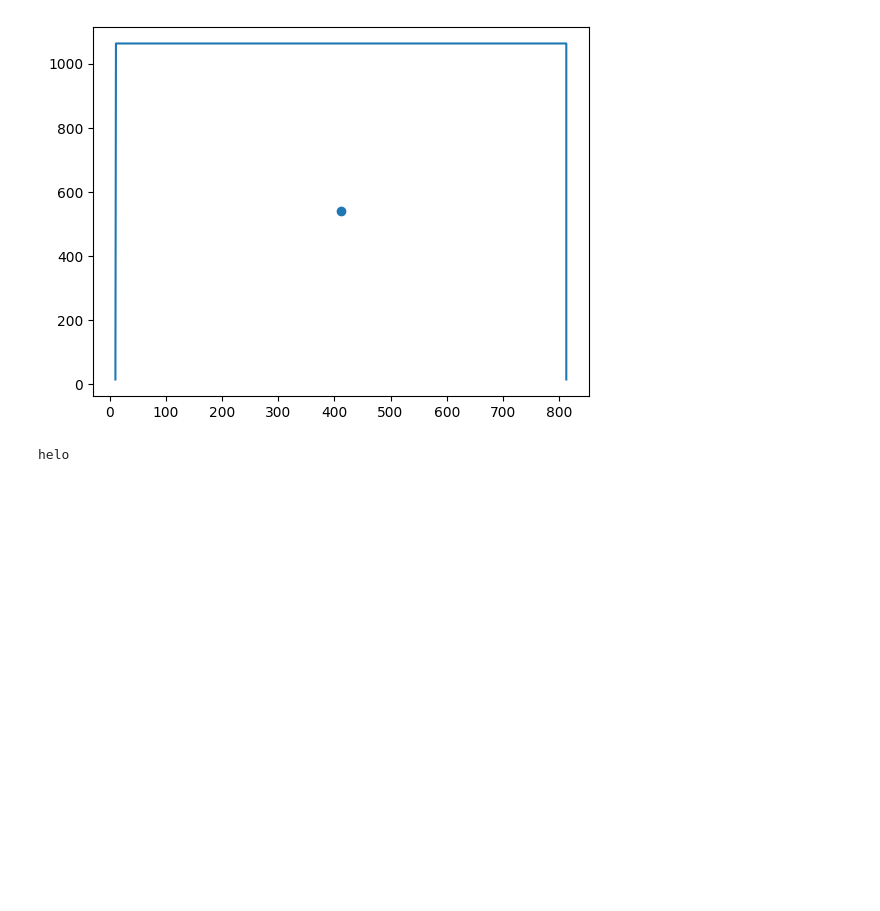
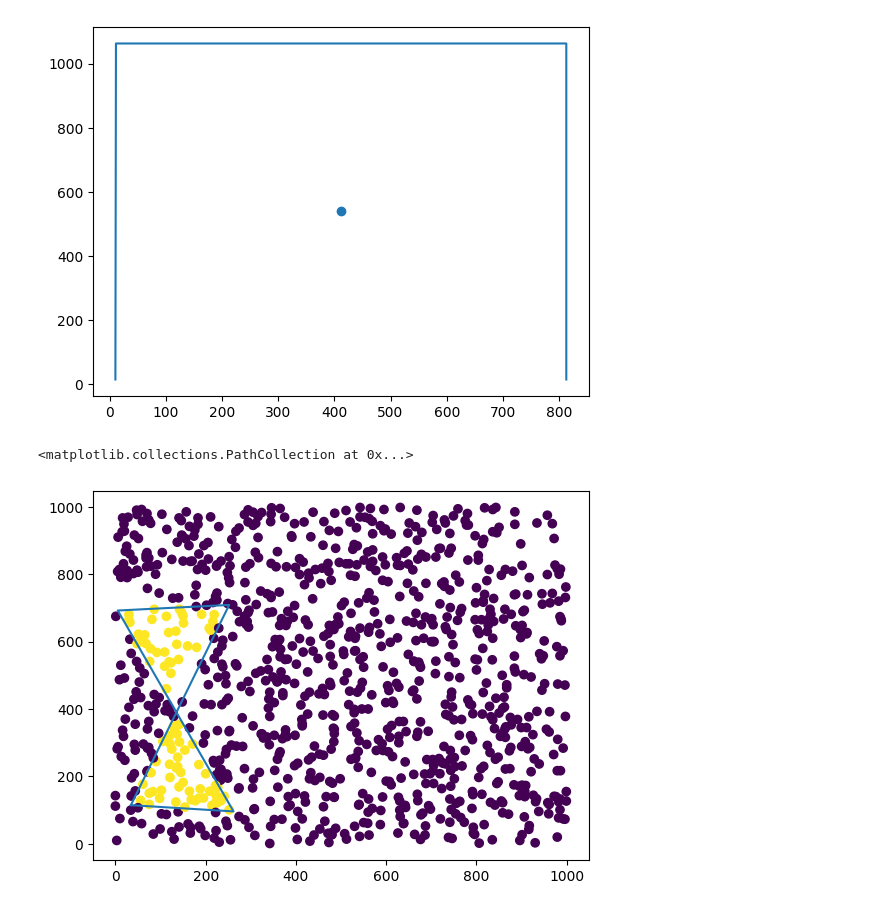
Before and after one commit to davidesonno/multiple-products-recognition, a Jupyter notebook: assignments/content/tests.ipynb, the cells around one changed output. Drawn from its saved outputs; the diff is of its cells as text; code cells hidden in the pictures; blank space fills up the shorter version.

```diff
--- a/assignments/content/tests.ipynb
+++ b/assignments/content/tests.ipynb
@@ -35,12 +35,50 @@ plt.scatter(*center)
 (411.75, 538.5)
 <matplotlib.collections.PathCollection at 0x...>
 [figure]
-# %%
-a=1
-match a:
-    case 2:
-        print('hello')
-    case _:
-        print('helo')
-# %% [output]
-helo
+# %%
+def remove_used4(points,angles,colors):
+    angles=[tuple(row[0]) for row in angles]
+    for i in range(points.shape[1]):
+        px, py = points[:,i]
+        count = 0
+        n = 4
+        remove=False
+        for angle in range(n):
+            x1, y1 = angles[angle]
+            x2, y2 = angles[(angle + 1) % n]
+
+            # Check if the point is exactly on a vertex
+            if (px, py) == (x1, y1) or (px, py) == (x2, y2):
+                remove= True
+
+            # Check if the point is on the edge
+            if y1 != y2 and min(y1, y2) <= py <= max(y1, y2):
+                x_intercept = (py - y1) * (x2 - x1) / (y2 - y1) + x1
+                if px == x_intercept:
+                    remove= True
+
+            # Check intersections with a ray from the point
+            if (y1 <= py < y2) or (y2 <= py < y1):
+                x_intercept = (py - y1) * (x2 - x1) / (y2 - y1) + x1
+                if px < x_intercept:
+                    count += 1
+
+        if count % 2 == 1 or remove:
+            # print(f'point:{keypoints[i-removed].pt}, angles:{angles}')
+            colors[i]=255
+    return colors
+# %%
+points=np.random.randint(1000, size=(2, 1000))
+colors=np.ones((1000,))
+angles=np.array(
+ [[[ 34.28765,  114.726776]],
+ [[252.07793 , 708.838   ]],
+ [[  5.272132, 692.21606 ]],
+ [[261.75815 ,  96.12157 ]]])
+colors=remove_used4(points,angles,colors)
+angles=[tuple(row[0]) for row in angles]
+plt.plot([angle[0] for angle in angles]+[angles[0][0]],[angle[1] for angle in angles]+[angles[0][1]])
+plt.scatter(points[0],points[1],c=colors)
+# %% [output]
+<matplotlib.collections.PathCollection at 0x...>
+[figure, added]
```
